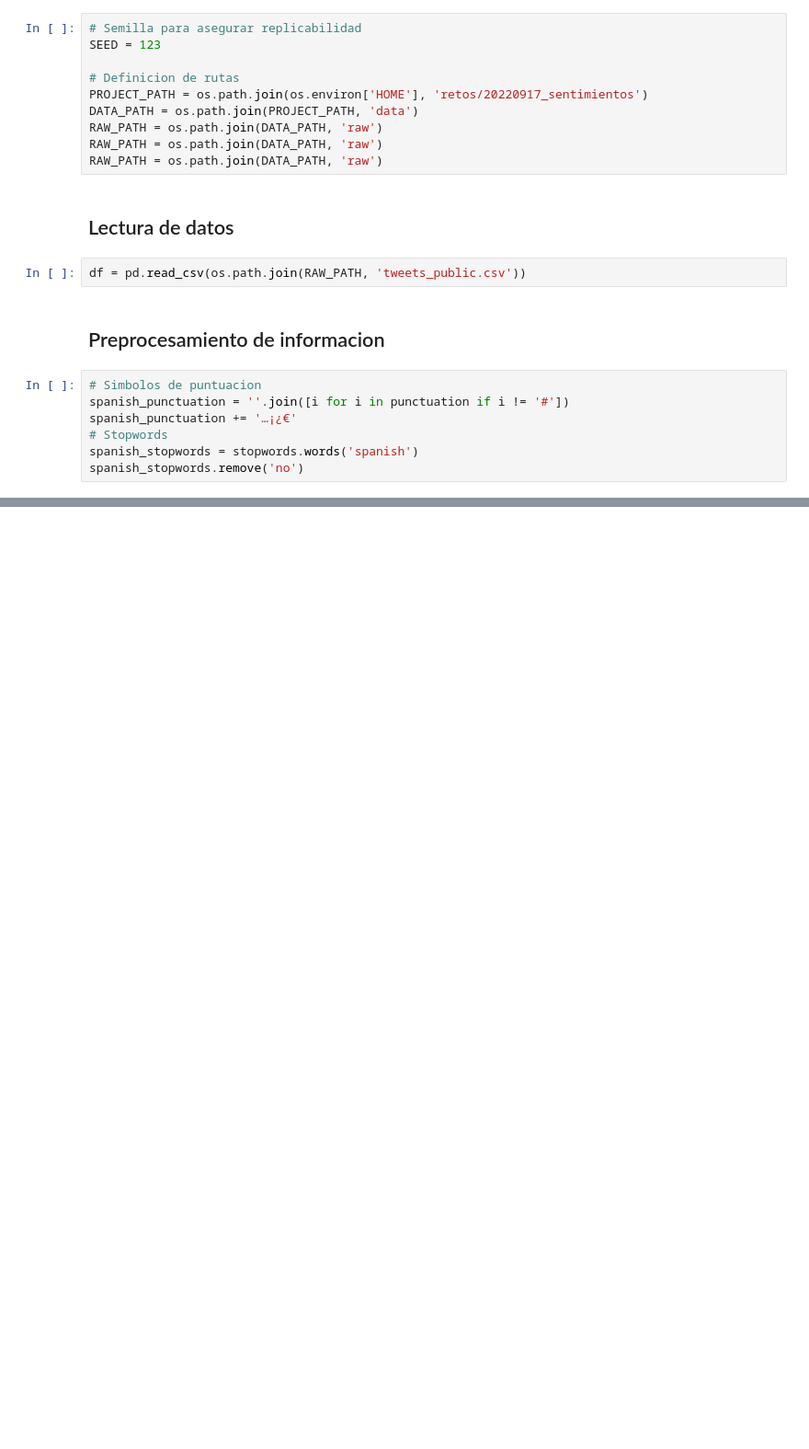
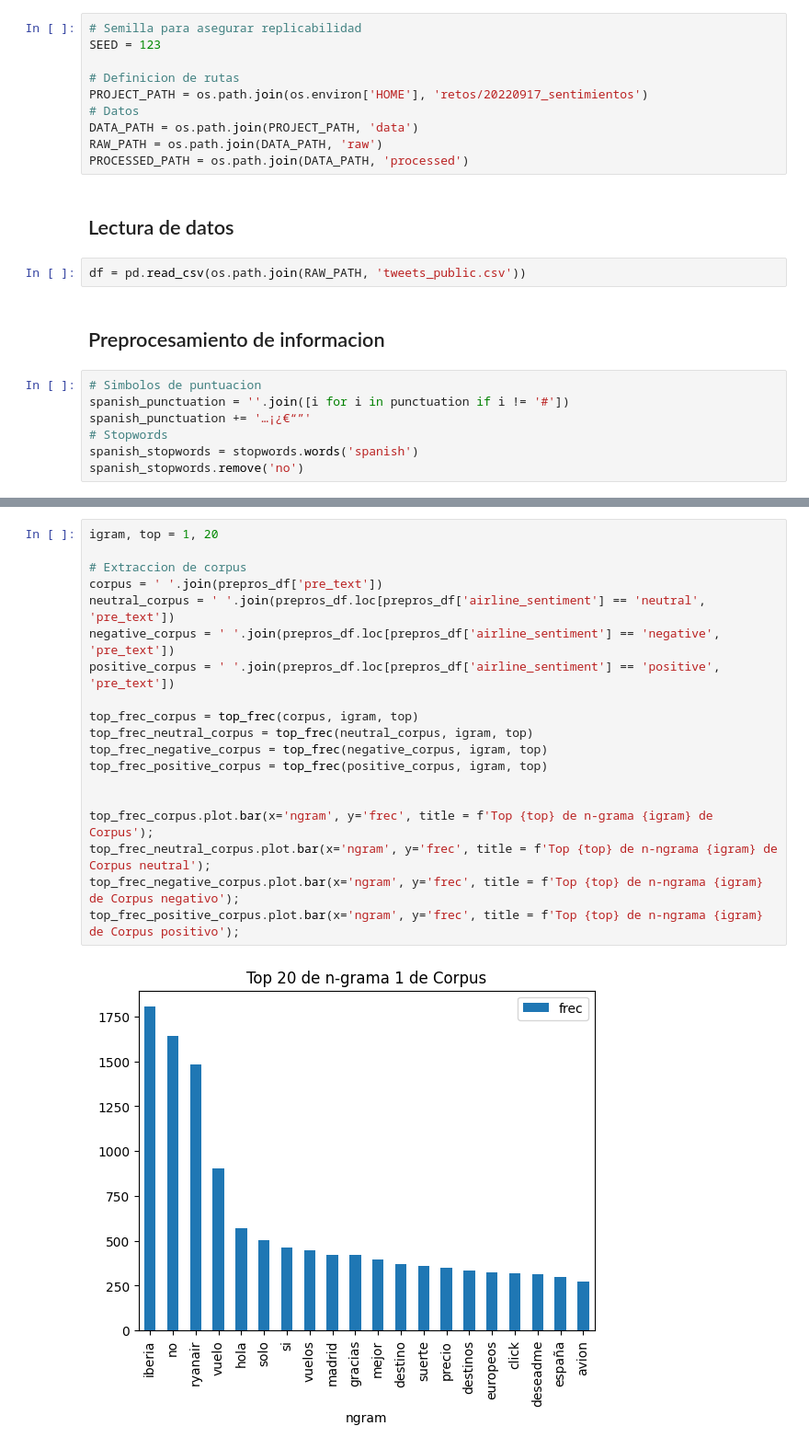
Before and after one commit to isbelloq/reto-sentimiento, a Jupyter notebook: reto_sentimiento.ipynb, the cells around one changed output, grey strips where cells are left out. Shown at 92% size. Saved outputs shown, nothing was run; the diff lists cells and outputs as text; blank space fills up the shorter version.

```diff
--- a/reto_sentimiento.ipynb
+++ b/reto_sentimiento.ipynb
@@ -24,10 +27,10 @@ SEED = 123
 
 # Definicion de rutas
 PROJECT_PATH = os.path.join(os.environ['HOME'], 'retos/20220917_sentimientos')
+# Datos
 DATA_PATH = os.path.join(PROJECT_PATH, 'data')
 RAW_PATH = os.path.join(DATA_PATH, 'raw')
-RAW_PATH = os.path.join(DATA_PATH, 'raw')
-RAW_PATH = os.path.join(DATA_PATH, 'raw')
+PROCESSED_PATH = os.path.join(DATA_PATH, 'processed')
 # %% [markdown]
 ## Lectura de datos
 # %%
@@ -37,7 +40,7 @@ df = pd.read_csv(os.path.join(RAW_PATH, 'tweets_public.csv'))
 # %%
 # Simbolos de puntuacion
 spanish_punctuation = ''.join([i for i in punctuation if i != '#'])
-spanish_punctuation += '…¡¿€'
+spanish_punctuation += '…¡¿€“”'
 # Stopwords
 spanish_stopwords = stopwords.words('spanish')
 spanish_stopwords.remove('no')
@@ -199,0 +51,21 @@ prepros_df.loc[1, 'text']
+# %%
+igram, top = 1, 20
+
+# Extraccion de corpus
+corpus = ' '.join(prepros_df['pre_text'])
+neutral_corpus = ' '.join(prepros_df.loc[prepros_df['airline_sentiment'] == 'neutral', 'pre_text'])
+negative_corpus = ' '.join(prepros_df.loc[prepros_df['airline_sentiment'] == 'negative', 'pre_text'])
+positive_corpus = ' '.join(prepros_df.loc[prepros_df['airline_sentiment'] == 'positive', 'pre_text'])
+
+top_frec_corpus = top_frec(corpus, igram, top)
+top_frec_neutral_corpus = top_frec(neutral_corpus, igram, top)
+top_frec_negative_corpus = top_frec(negative_corpus, igram, top)
+top_frec_positive_corpus = top_frec(positive_corpus, igram, top)
+
+
+top_frec_corpus.plot.bar(x='ngram', y='frec', title = f'Top {top} de n-grama {igram} de Corpus');
+top_frec_neutral_corpus.plot.bar(x='ngram', y='frec', title = f'Top {top} de n-ngrama {igram} de Corpus neutral');
+top_frec_negative_corpus.plot.bar(x='ngram', y='frec', title = f'Top {top} de n-ngrama {igram} de Corpus negativo');
+top_frec_positive_corpus.plot.bar(x='ngram', y='frec', title = f'Top {top} de n-ngrama {igram} de Corpus positivo');
+# %% [output]
+[figure, added]
```
Also changed, not shown: parts of 37 cells of this notebook, 9 other files.
